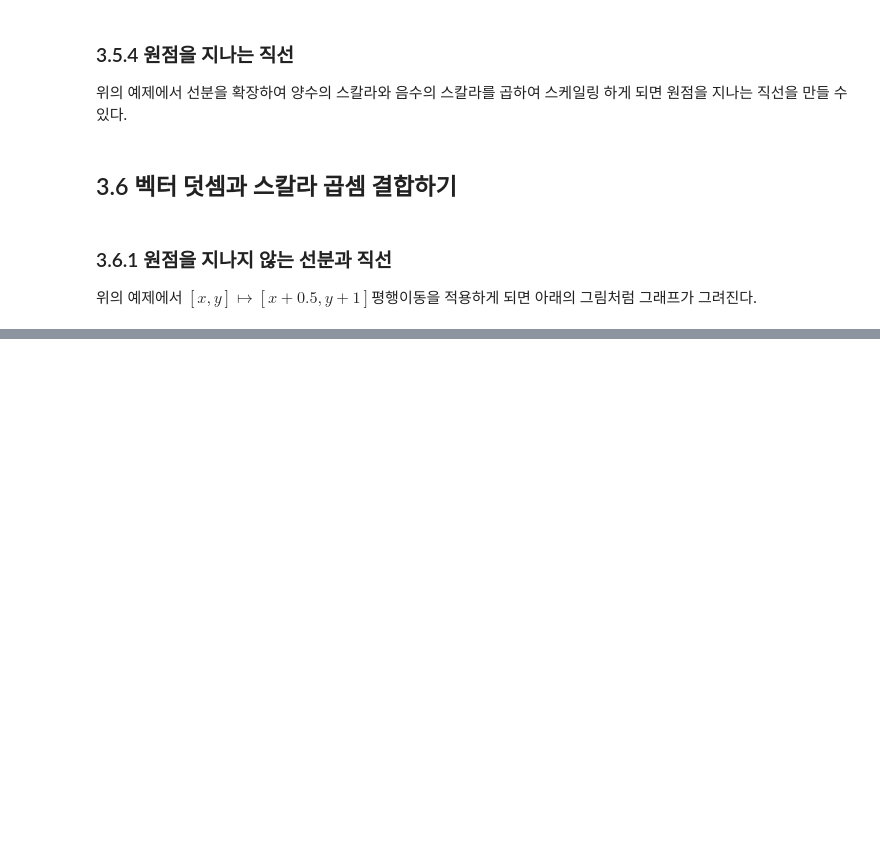
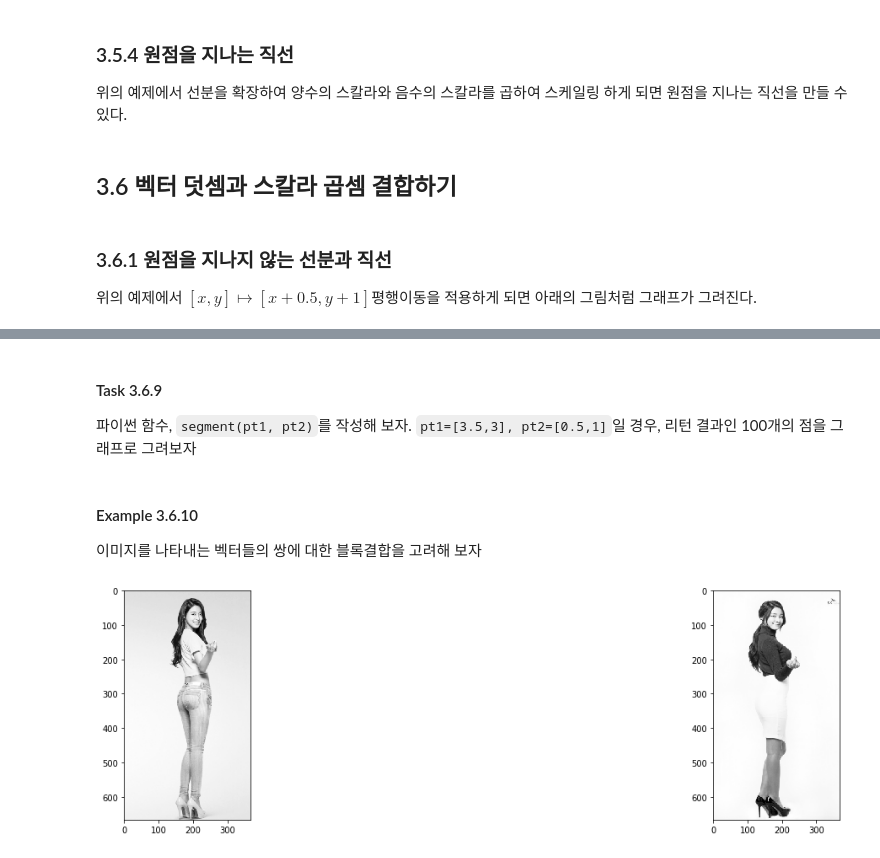
Before and after one commit to Gaheeheehee/Study, a Jupyter notebook: LinearAlgebra/CodingTheMatrix/Chap03 - Vector/Chap03-The_Vector.ipynb, the cells around one changed output, grey strips where cells are left out. Drawn from its saved outputs; the diff is of its cells as text; code cells hidden in the pictures; blank space fills up the shorter version.

```diff
--- a/LinearAlgebra/CodingTheMatrix/Chap03 - Vector/Chap03-The_Vector.ipynb
+++ b/LinearAlgebra/CodingTheMatrix/Chap03 - Vector/Chap03-The_Vector.ipynb
@@ -339,0 +349,4 @@ fig = go.Figure(data=data, layout=layout)
+# %% [markdown]
+#### Task 3.6.9
+
+파이썬 함수, `segment(pt1, pt2)`를 작성해 보자. `pt1=[3.5,3], pt2=[0.5,1]`일 경우, 리턴 결과인 100개의 점을 그래프로 그려보자
@@ -339,0 +369,27 @@ fig = go.Figure(data=data, layout=layout)
+# %% [markdown]
+#### Example 3.6.10
+
+이미지를 나타내는 벡터들의 쌍에 대한 블록결합을 고려해 보자
+# %%
+from PIL import Image
+
+# 이미지 파일 불러오기
+u = Image.open('./images/img01.jpg')
+u = u.convert('L')
+v = Image.open('./images/img02.PNG')
+v = v.convert('L')
+v = v.resize(u.size)  # 이미지 사이즈를 u의 사이즈와 같게 맞추기
+
+# 이미지 파일을 np.asarray를 이용해 배열로 만들기
+u = np.asarray(u, dtype='float32')
+v = np.asarray(v, dtype='float32')
+# %%
+fig, axs = plt.subplots(1, 2, figsize=(25, 5))
+fig.subplots_adjust(hspace = .5, wspace=.001)
+
+img_org = [u, v]
+
+for i, img in enumerate(img_org):
+    axs[i].imshow(img ,cmap='Greys_r')
+# %% [output]
+[figure, added]
```
Also changed, not shown: parts of 9 cells of this notebook, 4 other files.
